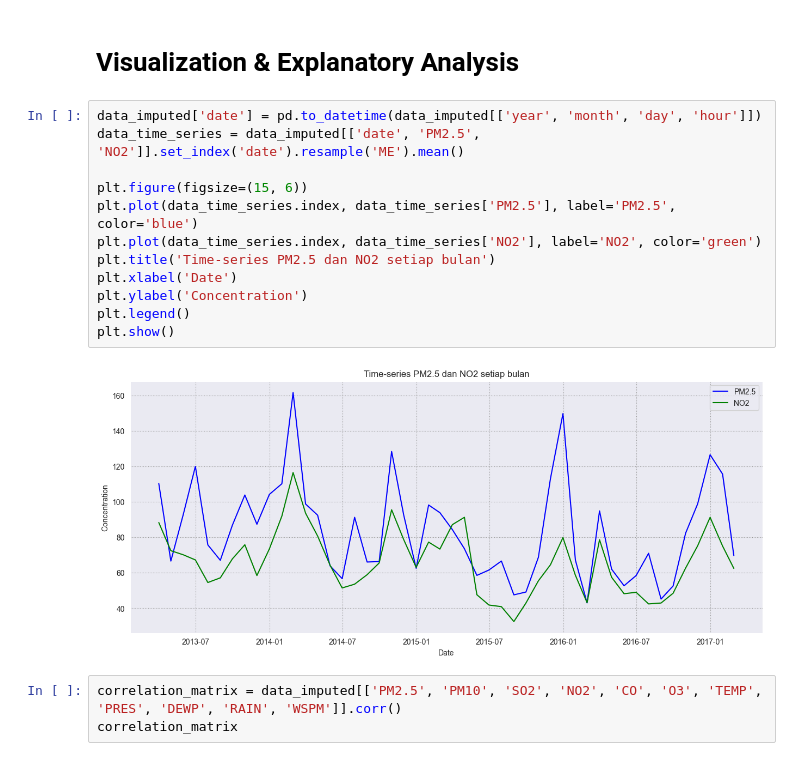
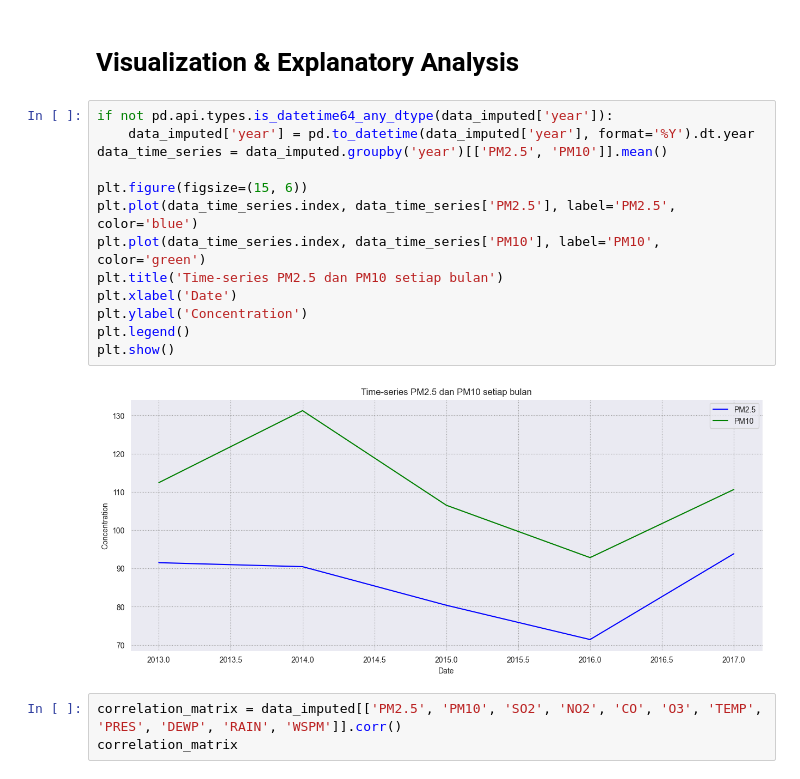
Before and after one commit to rzqh/airquality-dicoding-submission, a Jupyter notebook: airquality-notebook.ipynb, the cells around one changed output. Saved outputs shown, nothing was run; the diff lists cells and outputs as text.

```diff
--- a/airquality-notebook.ipynb
+++ b/airquality-notebook.ipynb
@@ -157,19 +157,20 @@ summary_statistics
 # %% [markdown]
 # **Visualization & Explanatory Analysis**
 # %%
-data_imputed['date'] = pd.to_datetime(data_imputed[['year', 'month', 'day', 'hour']])
-data_time_series = data_imputed[['date', 'PM2.5', 'NO2']].set_index('date').resample('ME').mean()
+if not pd.api.types.is_datetime64_any_dtype(data_imputed['year']):
+    data_imputed['year'] = pd.to_datetime(data_imputed['year'], format='%Y').dt.year
+data_time_series = data_imputed.groupby('year')[['PM2.5', 'PM10']].mean()
 
 plt.figure(figsize=(15, 6))
 plt.plot(data_time_series.index, data_time_series['PM2.5'], label='PM2.5', color='blue')
-plt.plot(data_time_series.index, data_time_series['NO2'], label='NO2', color='green')
-plt.title('Time-series PM2.5 dan NO2 setiap bulan')
+plt.plot(data_time_series.index, data_time_series['PM10'], label='PM10', color='green')
+plt.title('Time-series PM2.5 dan PM10 setiap bulan')
 plt.xlabel('Date')
 plt.ylabel('Concentration')
 plt.legend()
 plt.show()
 # %% [output]
-[figure, old version]
+[figure, new version]
 # %%
 correlation_matrix = data_imputed[['PM2.5', 'PM10', 'SO2', 'NO2', 'CO', 'O3', 'TEMP', 'PRES', 'DEWP', 'RAIN', 'WSPM']].corr()
 correlation_matrix
```
Also changed, not shown: parts of 4 cells of this notebook, 2 other files.
